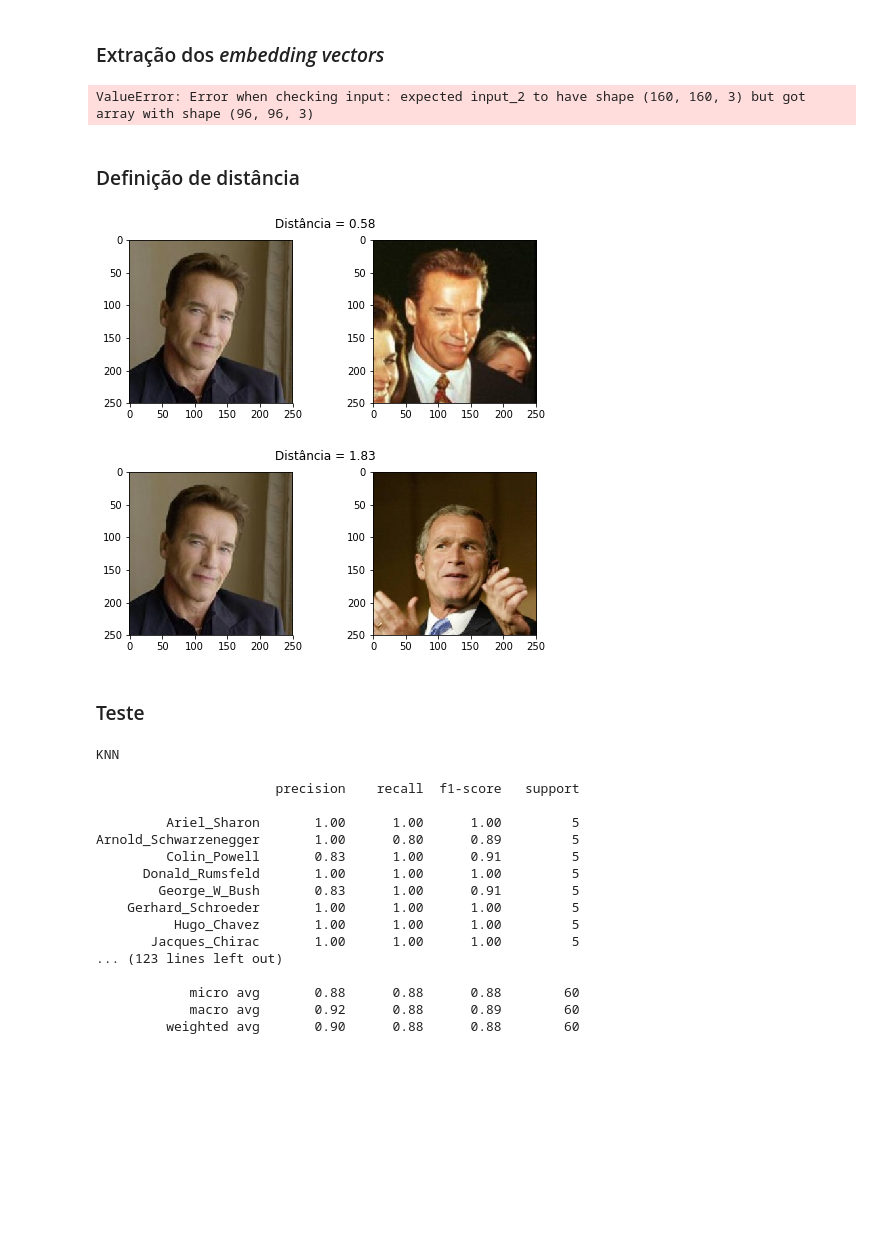
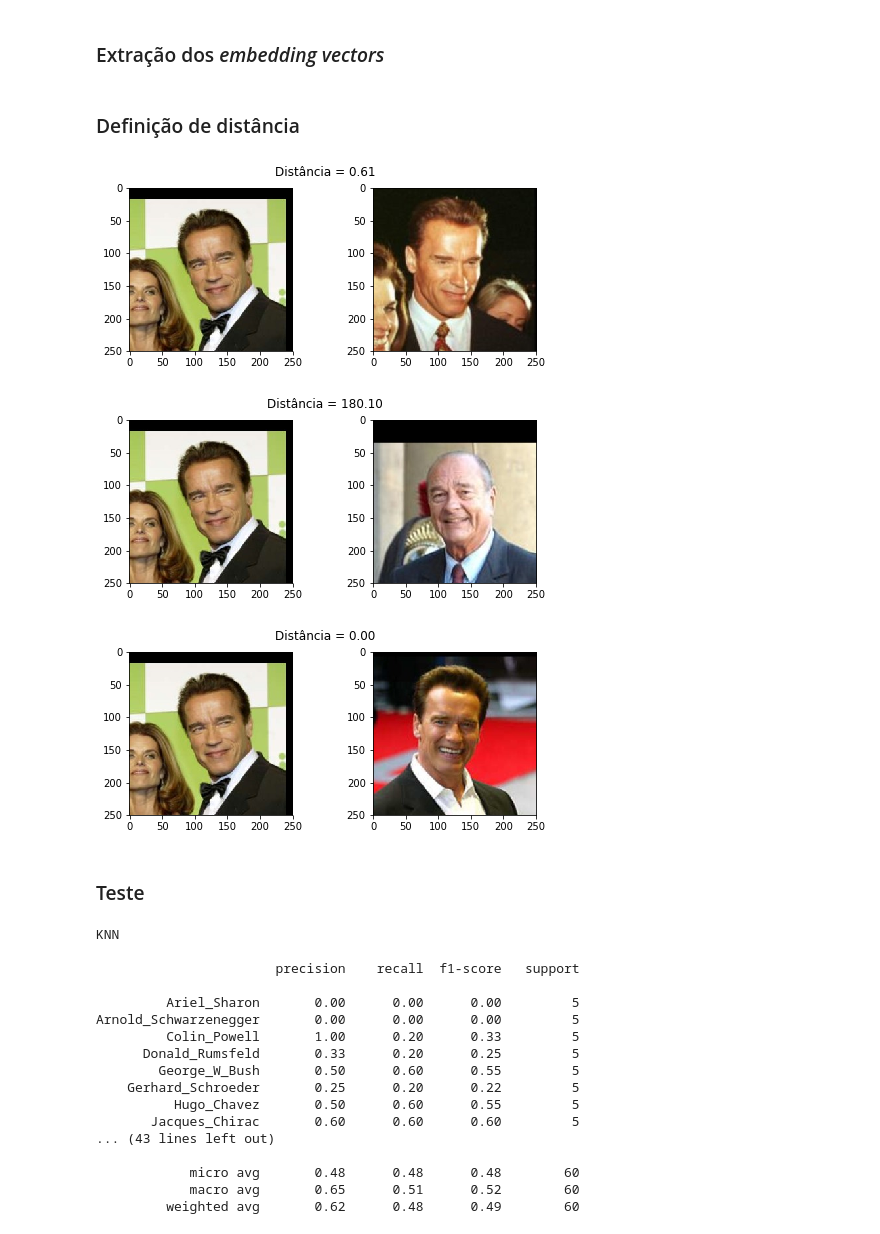
Before and after one commit to italodellagarza/eFaceRecon, a Jupyter notebook: test.ipynb, the cells around one changed output. Drawn from its saved outputs; the diff is of its cells as text; code cells hidden in the pictures; blank space fills up the shorter version.

```diff
--- a/test.ipynb
+++ b/test.ipynb
@@ -98,8 +98,8 @@ plt.imshow(jc_aligned);
 # %% [output]
 [figure]
 # %%
-def align_image(img):
-    return alignment.align(96, img, alignment.getLargestFaceBoundingBox(img),
+def align_image(img, measure):
+    return alignment.align(measure, img, alignment.getLargestFaceBoundingBox(img),
                            landmarkIndices=AlignDlib.OUTER_EYES_AND_NOSE)
 # %% [markdown]
 ### Extração dos _embedding vectors_
@@ -107,37 +107,41 @@ def align_image(img):
 #TODO arrumar tamanhos das imagens para cada rede neural
 embedded_nn4 = np.zeros((metadata.shape[0], 128))
 embedded_facenet = np.zeros((metadata.shape[0], 128))
-embedded_vgg = np.zeros((metadata.shape[0], 128))
+embedded_vgg = np.zeros((metadata.shape[0], 2622))
 for i, m in enumerate(metadata):
     img = load_image(m.image_path())
-    img = align_image(img)
+    img1 = align_image(img, 96)
+    img2 = align_image(img, 160)
+    img3 = align_image(img, 224)
     # escala os valores RGB para o intervalo [0,1]
-    img = (img / 255.).astype(np.float32)
+    img1 = (img1 / 255.).astype(np.float32)
+    img2 = (img2 / 255.).astype(np.float32)
+    img3 = ((img3 / 127.5) - 0.5)
     # obtém um embedding vector por imagem
-    embedded_nn4[i] = nn4_small2.predict(np.expand_dims(img, axis=0))[0]
-    embedded_facenet = facenet.predict(np.expand_dims(img, axis=0))[0]
-    embedded_vgg = vgg_face.predict(np.expand_dims(img, axis=0))[0]
+    embedded_nn4[i] = nn4_small2.predict(np.expand_dims(img1, axis=0))[0]
+    embedded_facenet[i] = facenet.predict(np.expand_dims(img2, axis=0))[0]
+    embedded_vgg[i] = vgg_face.predict(np.expand_dims(img3, axis=0))[0]
-# %% [output]
-ValueError: Error when checking input: expected input_2 to have shape (160, 160, 3) but got array with shape (96, 96, 3)
 # %% [markdown]
 ### Definição de distância
 # %%
 def distance(emb1, emb2):
     return np.sum(np.square(emb1 - emb2))
 
-def show_pair(idx1, idx2):
+def show_pair(idx1, idx2, embedded):
     plt.figure(figsize=(8,3))
     plt.suptitle('Distância = ' + "{:.2f}".format(distance(embedded[idx1], embedded[idx2])))
     plt.subplot(121)
     plt.imshow(load_image(metadata[idx1].image_path()))
     plt.subplot(122)
     plt.imshow(load_image(metadata[idx2].image_path()));
 
-show_pair(2, 3)
-show_pair(2, 12)
+show_pair(2, 3, embedded_nn4)
+show_pair(2, 12, embedded_facenet)
+show_pair(2, 7, embedded_vgg)
 # %% [output]
-[figure, old version]
+[figure, new version]
-[figure, old version]
+[figure, new version]
+[figure, added]
 # %% [markdown]
 ### Teste
 # %%
@@ -148,7 +152,6 @@ from sklearn.metrics import classification_report
 from sklearn.tree import DecisionTreeClassifier
 from sklearn.ensemble import RandomForestClassifier, AdaBoostClassifier
 from sklearn.naive_bayes import GaussianNB
-from skrvm import RVC
 
 targets = np.array([m.name for m in metadata])
 
@@ -166,8 +169,8 @@ for index, m in enumerate(metadata):
 
 # Separando em treino e teste
 test_indexes = ~train_indexes
-X_train = embedded[train_indexes]
-X_test = embedded[test_indexes]
+X_train = embedded_vgg[train_indexes]
+X_test = embedded_vgg[test_indexes]
 y_train = y[train_indexes]
 y_test = y[test_indexes]
 
@@ -192,10 +195,10 @@ naive_bayes.fit(X_train, y_train)
 def classify_unknowns(y_classifier):
     for n, (x, y_clf_element) in enumerate(zip(X_test, y_classifier)):
         identity = encoder.inverse_transform([y_clf_element])[0]
-        class_weights = [embedded[i] for i in np.arange(metadata.shape[0])[train_indexes] \
+        class_weights = [embedded_vgg[i] for i in np.arange(metadata.shape[0])[train_indexes] \
                          if metadata[i].name == identity]
         d = np.amin([distance(x,w) for w in class_weights])
-        if(d > 0.57):
+        if(d > 0.20):
             y_classifier[n] = encoder.transform(["desconhecido"])[0]
     return y_classifier
 
@@ -216,26 +219,26 @@ class_naive_bayes = classification_report(y_test, y_naive_bayes, target_names=en
 
 print("KNN\n\n" + class_knn)
 print("SVM\n\n" + class_svm)
-print("RVC\n\n " + class_rvc)
-print("Decision Tree\n\n" + class_decision_tree)
-print("Random Forest\n\n" + class_random_forest)
-print("Adaboost\n\n" + class_adaboost)
+#print("RVC\n\n " + class_rvc)
+#print("Decision Tree\n\n" + class_decision_tree)
+#print("Random Forest\n\n" + class_random_forest)
+#print("Adaboost\n\n" + class_adaboost)
 print("Naive Bayes\n\n" + class_naive_bayes)
 # %% [output]
 KNN
 
                        precision    recall  f1-score   support
 
-         Ariel_Sharon       1.00      1.00      1.00         5
-Arnold_Schwarzenegger       1.00      0.80      0.89         5
-         Colin_Powell       0.83      1.00      0.91         5
-      Donald_Rumsfeld       1.00      1.00      1.00         5
-        George_W_Bush       0.83      1.00      0.91         5
-    Gerhard_Schroeder       1.00      1.00      1.00         5
-          Hugo_Chavez       1.00      1.00      1.00         5
-       Jacques_Chirac       1.00      1.00      1.00         5
-... (123 lines left out)
+         Ariel_Sharon       0.00      0.00      0.00         5
+Arnold_Schwarzenegger       0.00      0.00      0.00         5
+         Colin_Powell       1.00      0.20      0.33         5
+      Donald_Rumsfeld       0.33      0.20      0.25         5
+        George_W_Bush       0.50      0.60      0.55         5
+    Gerhard_Schroeder       0.25      0.20      0.22         5
+          Hugo_Chavez       0.50      0.60      0.55         5
+       Jacques_Chirac       0.60      0.60      0.60         5
+... (43 lines left out)
 
-            micro avg       0.88      0.88      0.88        60
-            macro avg       0.92      0.88      0.89        60
-         weighted avg       0.90      0.88      0.88        60
+            micro avg       0.48      0.48      0.48        60
+            macro avg       0.65      0.51      0.52        60
+         weighted avg       0.62      0.48      0.49        60
```
